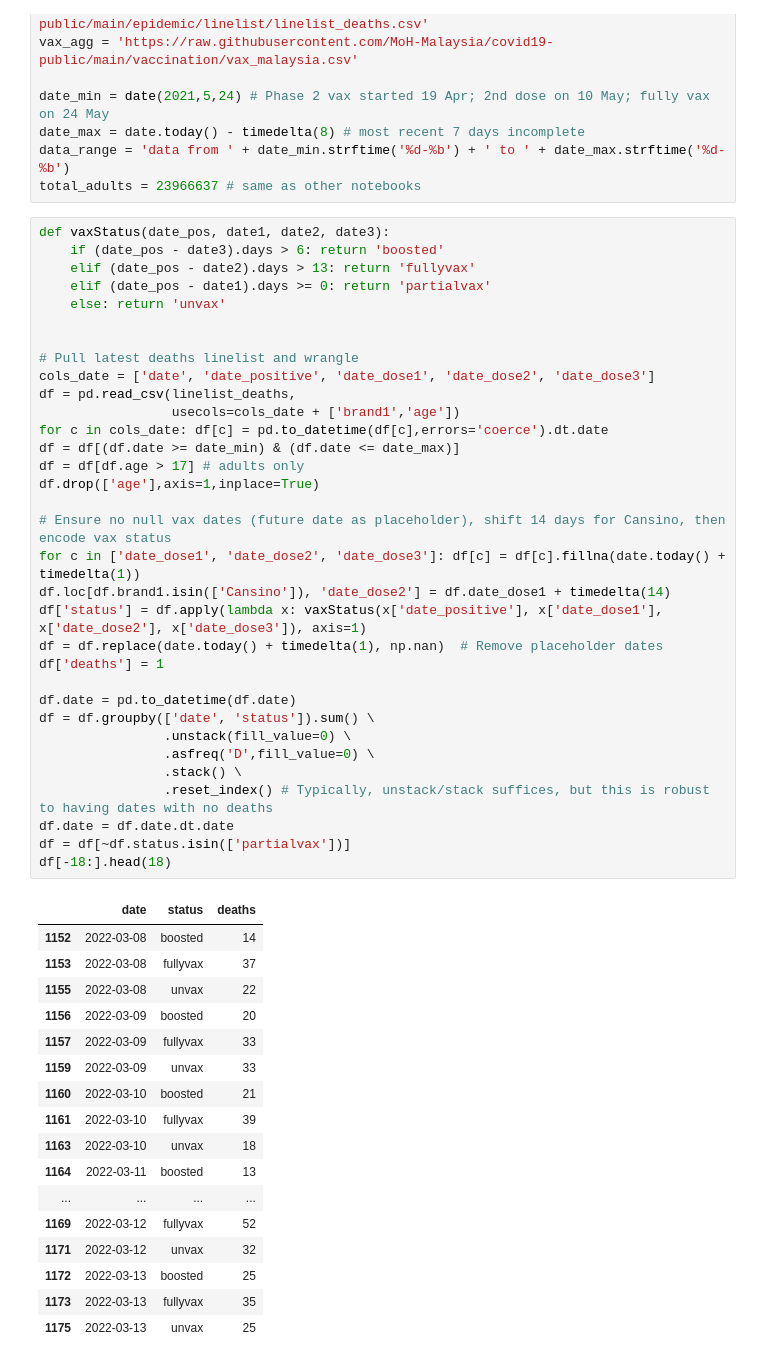
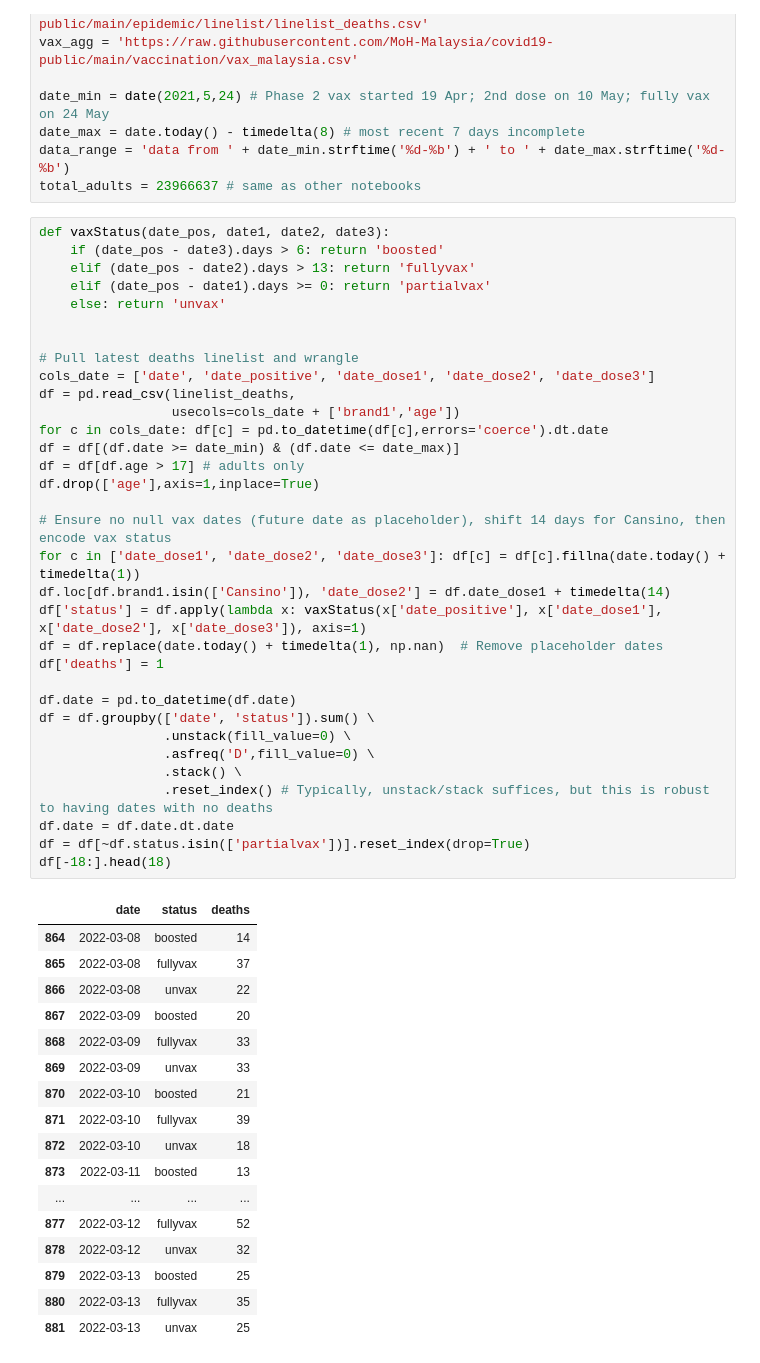
Before and after one commit to MoH-Malaysia/covid19-public, a Jupyter notebook: notebooks/deaths_capita_vaxstatus_ts.ipynb, the cells around one changed output. Drawn from its saved outputs; the diff is of its cells as text.

```diff
--- a/notebooks/deaths_capita_vaxstatus_ts.ipynb
+++ b/notebooks/deaths_capita_vaxstatus_ts.ipynb
@@ -19,49 +19,49 @@ def vaxStatus(date_pos, date1, date2, date3):
     elif (date_pos - date1).days >= 0: return 'partialvax'
     else: return 'unvax'
 
 
 # Pull latest deaths linelist and wrangle
 cols_date = ['date', 'date_positive', 'date_dose1', 'date_dose2', 'date_dose3']
 df = pd.read_csv(linelist_deaths,
                  usecols=cols_date + ['brand1','age'])
 for c in cols_date: df[c] = pd.to_datetime(df[c],errors='coerce').dt.date
 df = df[(df.date >= date_min) & (df.date <= date_max)]
 df = df[df.age > 17] # adults only
 df.drop(['age'],axis=1,inplace=True)
 
 # Ensure no null vax dates (future date as placeholder), shift 14 days for Cansino, then encode vax status
 for c in ['date_dose1', 'date_dose2', 'date_dose3']: df[c] = df[c].fillna(date.today() + timedelta(1))
 df.loc[df.brand1.isin(['Cansino']), 'date_dose2'] = df.date_dose1 + timedelta(14)
 df['status'] = df.apply(lambda x: vaxStatus(x['date_positive'], x['date_dose1'], x['date_dose2'], x['date_dose3']), axis=1)
 df = df.replace(date.today() + timedelta(1), np.nan)  # Remove placeholder dates
 df['deaths'] = 1
 
 df.date = pd.to_datetime(df.date)
 df = df.groupby(['date', 'status']).sum() \
                 .unstack(fill_value=0) \
                 .asfreq('D',fill_value=0) \
                 .stack() \
                 .reset_index() # Typically, unstack/stack suffices, but this is robust to having dates with no deaths
 df.date = df.date.dt.date
-df = df[~df.status.isin(['partialvax'])]
+df = df[~df.status.isin(['partialvax'])].reset_index(drop=True)
 df[-18:].head(18)
 # %% [output]
 |  | date | status | deaths |
-| 1152 | 2022-03-08 | boosted | 14 |
-| 1153 | 2022-03-08 | fullyvax | 37 |
-| 1155 | 2022-03-08 | unvax | 22 |
-| 1156 | 2022-03-09 | boosted | 20 |
-| 1157 | 2022-03-09 | fullyvax | 33 |
-| 1159 | 2022-03-09 | unvax | 33 |
-| 1160 | 2022-03-10 | boosted | 21 |
-| 1161 | 2022-03-10 | fullyvax | 39 |
-| 1163 | 2022-03-10 | unvax | 18 |
-| 1164 | 2022-03-11 | boosted | 13 |
+| 864 | 2022-03-08 | boosted | 14 |
+| 865 | 2022-03-08 | fullyvax | 37 |
+| 866 | 2022-03-08 | unvax | 22 |
+| 867 | 2022-03-09 | boosted | 20 |
+| 868 | 2022-03-09 | fullyvax | 33 |
+| 869 | 2022-03-09 | unvax | 33 |
+| 870 | 2022-03-10 | boosted | 21 |
+| 871 | 2022-03-10 | fullyvax | 39 |
+| 872 | 2022-03-10 | unvax | 18 |
+| 873 | 2022-03-11 | boosted | 13 |
 | ... | ... | ... | ... |
-| 1169 | 2022-03-12 | fullyvax | 52 |
-| 1171 | 2022-03-12 | unvax | 32 |
-| 1172 | 2022-03-13 | boosted | 25 |
-| 1173 | 2022-03-13 | fullyvax | 35 |
-| 1175 | 2022-03-13 | unvax | 25 |
+| 877 | 2022-03-12 | fullyvax | 52 |
+| 878 | 2022-03-12 | unvax | 32 |
+| 879 | 2022-03-13 | boosted | 25 |
+| 880 | 2022-03-13 | fullyvax | 35 |
+| 881 | 2022-03-13 | unvax | 25 |
 # %%
 shifts = {'cumul_partial_adult': 1, 'cumul_full_adult': 14, 'cumul_booster':7}
```
Also changed, not shown: parts of 3 cells of this notebook.
